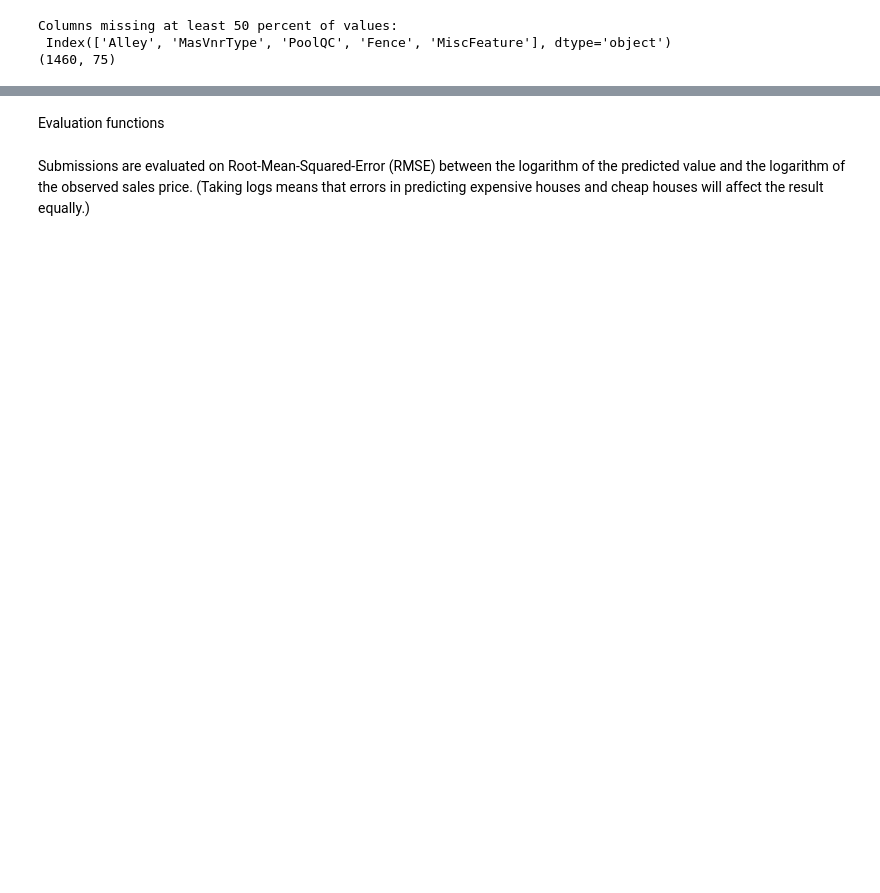
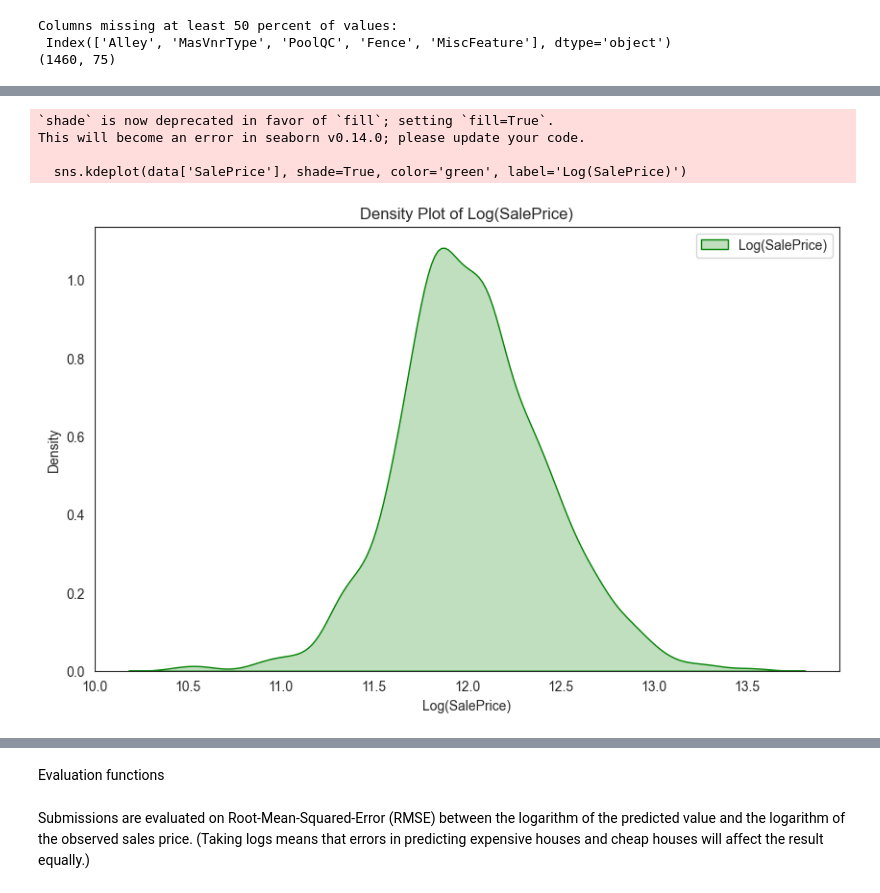
Before and after one commit to sopphh/415-Final-Project, a Jupyter notebook: 415FinalProject.ipynb, the cells around one changed output, grey strips where cells are left out. Cells and saved outputs as stored; diff of their text form; code cells hidden in the pictures; blank space fills up the shorter version.

```diff
--- a/415FinalProject.ipynb
+++ b/415FinalProject.ipynb
@@ -99,0 +65,17 @@ Missing values in y: 0
+# %%
+# Visualize distribution of log transformed target variable
+data['SalePrice'] = np.log1p(data['SalePrice']) # not a form of information leakage
+
+plt.figure(figsize=(10, 6))
+sns.kdeplot(data['SalePrice'], shade=True, color='green', label='Log(SalePrice)')
+plt.title('Density Plot of Log(SalePrice)')
+plt.xlabel('Log(SalePrice)')
+plt.ylabel('Density')
+plt.legend()
+plt.show()
+# %% [output]
+`shade` is now deprecated in favor of `fill`; setting `fill=True`.
+This will become an error in seaborn v0.14.0; please update your code.
+
+  sns.kdeplot(data['SalePrice'], shade=True, color='green', label='Log(SalePrice)')
+[figure, added]
```
Also changed, not shown: parts of 32 cells of this notebook.
